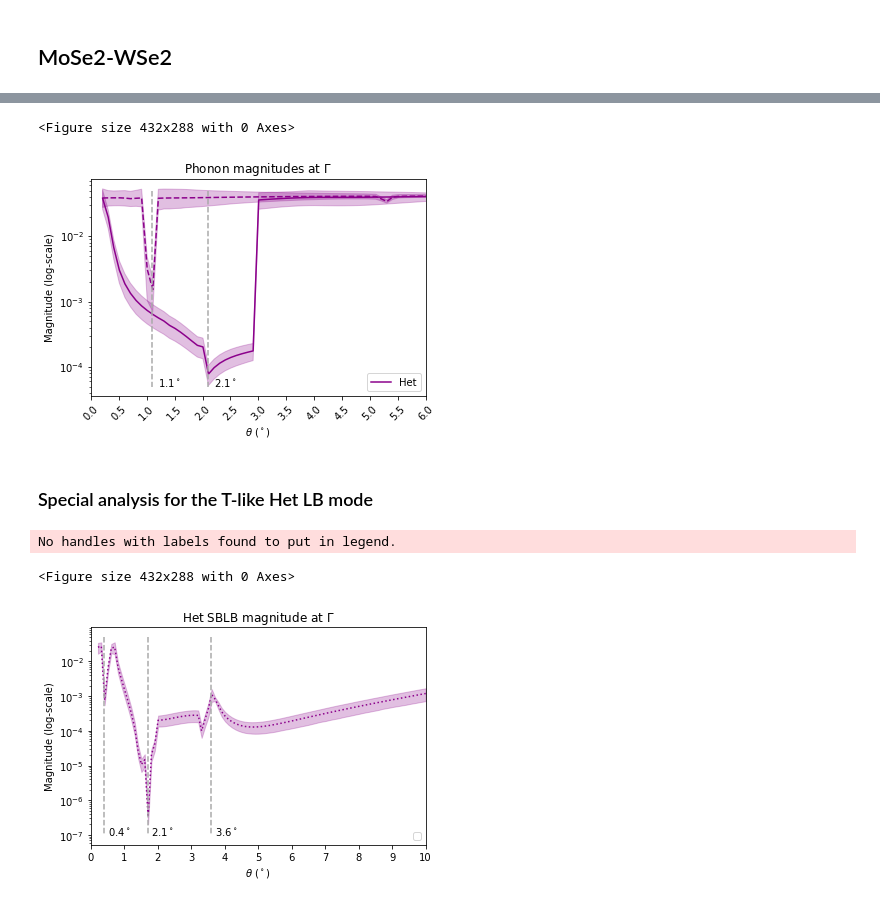
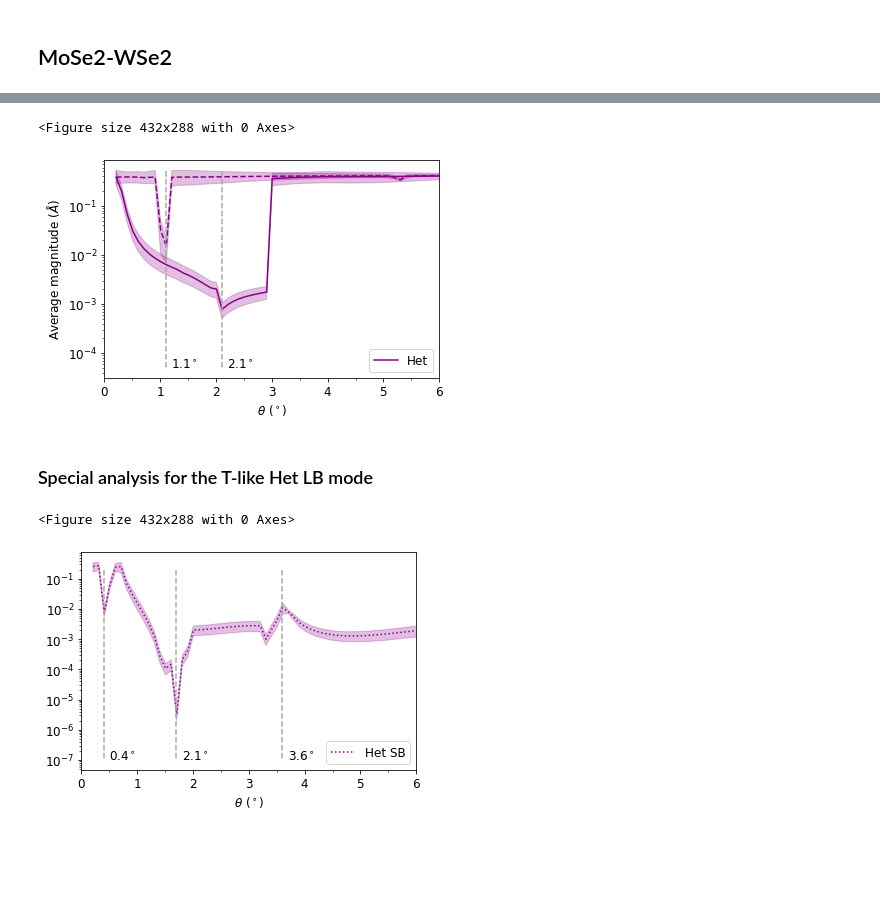
Before and after one commit to jz-lu/ml-ph, a Jupyter notebook: ALLEGRO_ANALYZER/thspc_mags.ipynb, the cells around one changed output, grey strips where cells are left out. Cells and saved outputs as stored; diff of their text form; code cells hidden in the pictures; blank space fills up the shorter version.

```diff
--- a/ALLEGRO_ANALYZER/thspc_mags.ipynb
+++ b/ALLEGRO_ANALYZER/thspc_mags.ipynb
@@ -116,13 +121,15 @@ M2_th_min, M2_th_max, M2_ntheta = np.loadtxt(f"{ROOT}/{DIRNAME}/theta.txt")
 M2_ntheta = int(M2_ntheta)
 KPT = 'Gamma'
 print(f"{M2_ntheta} angles from {M2_th_min} to {M2_th_max}")
+M2_mean_mass = np.mean(np.load(f"{ROOT}/{DIRNAME}/{THSPC_DIR}/{KPT}/masses.npy"))
+print("Average mass:", M2_mean_mass)
 
 # Import dataset from the directory
 log_name = r'$\Gamma$' if KPT == 'Gamma' else KPT
 path = f'{ROOT}/{DIRNAME}/{THSPC_DIR}/{KPT}/thspc_mags.npy'
 ppath = f'{ROOT}/{DIRNAME}/{THSPC_DIR}/{KPT}/thspc_phonons.npy'
 poscars_uc = [Poscar.from_file(f'{ROOT}/{DIRNAME}/POSCAR_LAYER{i+1}') for i in range(2)]
-M2_dataset = np.load(path)
+M2_dataset = np.load(path) * np.sqrt(M2_mean_mass)
 M2_phonons = np.load(ppath)
 M2_nmodes = M2_dataset.shape[1]
 print("Dataset shape:", M2_dataset.shape)
@@ -174,17 +182,14 @@ np.save(f'{ROOT}/{DIRNAME}/{THSPC_DIR}/data/Gr_LB1_min_z.npy', M2_LB1_min_z)
 np.save(f'{ROOT}/{DIRNAME}/{THSPC_DIR}/data/Gr_LB1_mean_z.npy', M2_LB1_mean_z)
 # %%
 plt.clf()
+plt.rc('font', size=12)
 _, ax = plt.subplots()
-ax.set_title(fr"Phonon magnitudes at {log_name}")
-ax.set_xlabel(r'$\theta$ ($^\circ$)')
-ax.set_ylabel(r'Magnitude (log-scale)')
 
 # Gr
 ax.plot(M2_thetas[CUT:], M2_LB1_mean[CUT:], color='cornflowerblue', label='Gr')
 ax.fill_between(M2_thetas[CUT:], M2_LB1_min[CUT:], M2_LB1_max[CUT:], color='cornflowerblue', alpha=0.25)
 ax.plot(M2_thetas[CUT:], M2_S_mean[CUT:], color='cornflowerblue', linestyle='--')
 ax.fill_between(M2_thetas[CUT:], M2_S_min[CUT:], M2_S_max[CUT:], color='cornflowerblue', alpha=0.25)
-
 
 ax.legend(loc='lower right')
 ax.set_yscale("log")
@@ -194,7 +199,9 @@ ax.plot([1.1]*3, [2e-1, 1e-2, 2e-5], color='darkgrey', linestyle='--')
 plt.text(1.15, 2e-5, r'$1.1^\circ$')
 ax.plot([0.4]*3, [2e-1, 1e-2, 2e-5], color='darkgrey', linestyle='--')
 plt.text(0.45, 2e-5, r'$0.4^\circ$')
-plt.xticks(np.arange(12+1)/2, rotation=45)
+ax.xaxis.set_major_locator(MultipleLocator(1))
+ax.xaxis.set_minor_locator(MultipleLocator(0.5))
+ax.set_xticklabels([])
 plt.savefig("/Users/jonathanlu/Documents/data_mlph/Gr_mags.pdf", bbox_inches='tight')
 plt.show()
 # %% [output]
@@ -210,13 +217,15 @@ M3_th_min, M3_th_max, M3_ntheta = np.loadtxt(f"{ROOT}/{DIRNAME}/theta.txt")
 M3_ntheta = int(M3_ntheta)
 KPT = 'Gamma'
 print(f"{M3_ntheta} angles from {M3_th_min} to {M3_th_max}")
+M3_mean_mass = np.mean(np.load(f"{ROOT}/{DIRNAME}/{THSPC_DIR}/{KPT}/masses.npy"))
+print("Average mass:", M3_mean_mass)
 
 # Import dataset from the directory
 log_name = r'$\Gamma$' if KPT == 'Gamma' else KPT
 path = f'{ROOT}/{DIRNAME}/{THSPC_DIR}/{KPT}/thspc_mags.npy'
 ppath = f'{ROOT}/{DIRNAME}/{THSPC_DIR}/{KPT}/thspc_phonons.npy'
 poscars_uc = [Poscar.from_file(f'{ROOT}/{DIRNAME}/POSCAR_LAYER{i+1}') for i in range(2)]
-M3_dataset = np.load(path)
+M3_dataset = np.load(path) * np.sqrt(M3_mean_mass)
 M3_phonons = np.load(ppath)
 M3_nmodes = M3_dataset.shape[1]
 print("Dataset shape:", M3_dataset.shape)
@@ -273,9 +278,9 @@ NameError: name 'M3_LB1_max_z' is not defined
 # %%
 plt.clf()
+plt.rc('font', size=12)
 _, ax = plt.subplots()
-ax.set_title(fr"Phonon magnitudes at {log_name}")
 ax.set_xlabel(r'$\theta$ ($^\circ$)')
-ax.set_ylabel(r'Magnitude (log-scale)')
+ax.set_ylabel(r'Average magnitude ($\AA$)')
 
 # MoSe2-WSe2
 ax.plot(M3_thetas[CUT:], M3_LB1_mean[CUT:], color='darkmagenta', label='Het')
@@ -287,46 +292,47 @@ ax.legend(loc='lower right')
 ax.set_yscale("log")
 ax.set_xticks(np.arange(6+1))
 ax.set_xlim((0,6))
-plt.xticks(np.arange(12+1)/2, rotation=45)
+ax.xaxis.set_major_locator(MultipleLocator(1))
+ax.xaxis.set_minor_locator(MultipleLocator(0.5))
 
-ax.plot([1.1]*2, [5e-2, 5e-5], color='darkgrey', linestyle='--')
+ax.plot([1.1]*2, [5e-1, 5e-5], color='darkgrey', linestyle='--')
 plt.text(1.2, 5e-5, r'$1.1^\circ$')
-ax.plot([2.1]*2, [5e-2, 5e-5], color='darkgrey', linestyle='--')
+ax.plot([2.1]*2, [5e-1, 5e-5], color='darkgrey', linestyle='--')
 plt.text(2.2, 5e-5, r'$2.1^\circ$')
 
 plt.savefig("/Users/jonathanlu/Documents/data_mlph/Het_mags.pdf", bbox_inches='tight')
 plt.show()
 # %% [output]
 <Figure size 432x288 with 0 Axes>
-[figure, old version]
+[figure, new version]
 # %% [markdown]
 ### Special analysis for the T-like Het LB mode
 # %%
 plt.clf()
+plt.rc('font', size=12)
 _, ax = plt.subplots()
-ax.set_title(fr"Het SBLB magnitude at {log_name}")
 ax.set_xlabel(r'$\theta$ ($^\circ$)')
-ax.set_ylabel(r'Magnitude (log-scale)')
 
-ax.plot(M3_thetas[CUT:], M3_LB2_mean[CUT:], color='darkmagenta', linestyle=':')
+ax.plot(M3_thetas[CUT:], M3_LB2_mean[CUT:], color='darkmagenta', linestyle=':', label='Het SB')
 ax.fill_between(M3_thetas[CUT:], M3_LB2_min[CUT:], M3_LB2_max[CUT:], color='darkmagenta', alpha=0.25)
 
 ax.legend(loc='lower right')
 ax.set_yscale("log")
 ax.set_xticks(np.arange(10+1))
 ax.set_xlim((0,10))
-plt.xticks(np.arange(10+1))
+ax.set_xlim((0,6))
+ax.xaxis.set_major_locator(MultipleLocator(1))
+ax.xaxis.set_minor_locator(MultipleLocator(0.5))
 
-ax.plot([3.6]*2, [5e-2, 1e-7], color='darkgrey', linestyle='--')
+ax.plot([3.6]*2, [2e-1, 1e-7], color='darkgrey', linestyle='--')
 plt.text(3.7, 1e-7, r'$3.6^\circ$')
-ax.plot([1.7]*2, [5e-2, 1e-7], color='darkgrey', linestyle='--')
+ax.plot([1.7]*2, [2e-1, 1e-7], color='darkgrey', linestyle='--')
 plt.text(1.8, 1e-7, r'$2.1^\circ$')
-ax.plot([0.4]*2, [5e-2, 1e-7], color='darkgrey', linestyle='--')
+ax.plot([0.4]*2, [2e-1, 1e-7], color='darkgrey', linestyle='--')
 plt.text(0.5, 1e-7, r'$0.4^\circ$')
 
 plt.savefig("/Users/jonathanlu/Documents/data_mlph/Het_SBLB.pdf")
 plt.show()
 # %% [output]
-No handles with labels found to put in legend.
+<Figure size 432x288 with 0 Axes>
-<Figure size 432x288 with 0 Axes>
-[figure, old version]
+[figure, new version]
```
Also changed, not shown: parts of 7 cells of this notebook, 7 other files.
